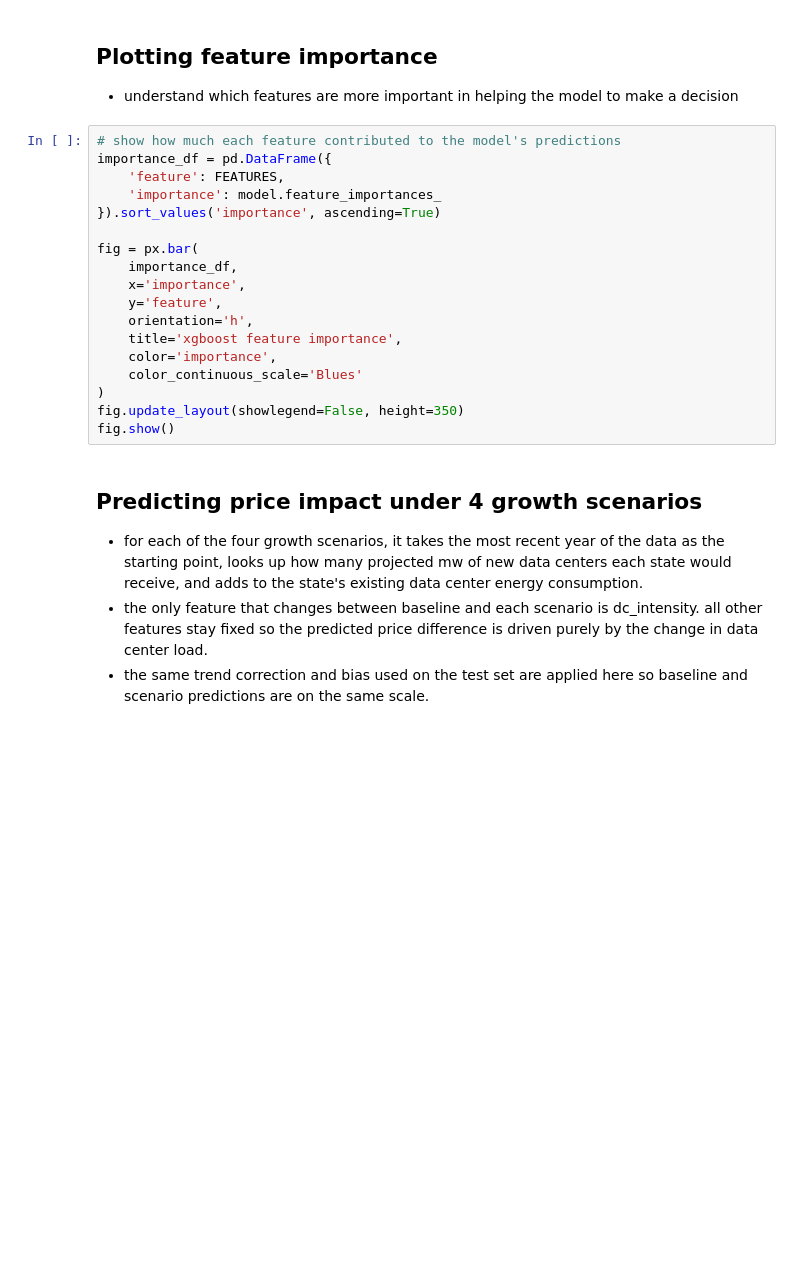
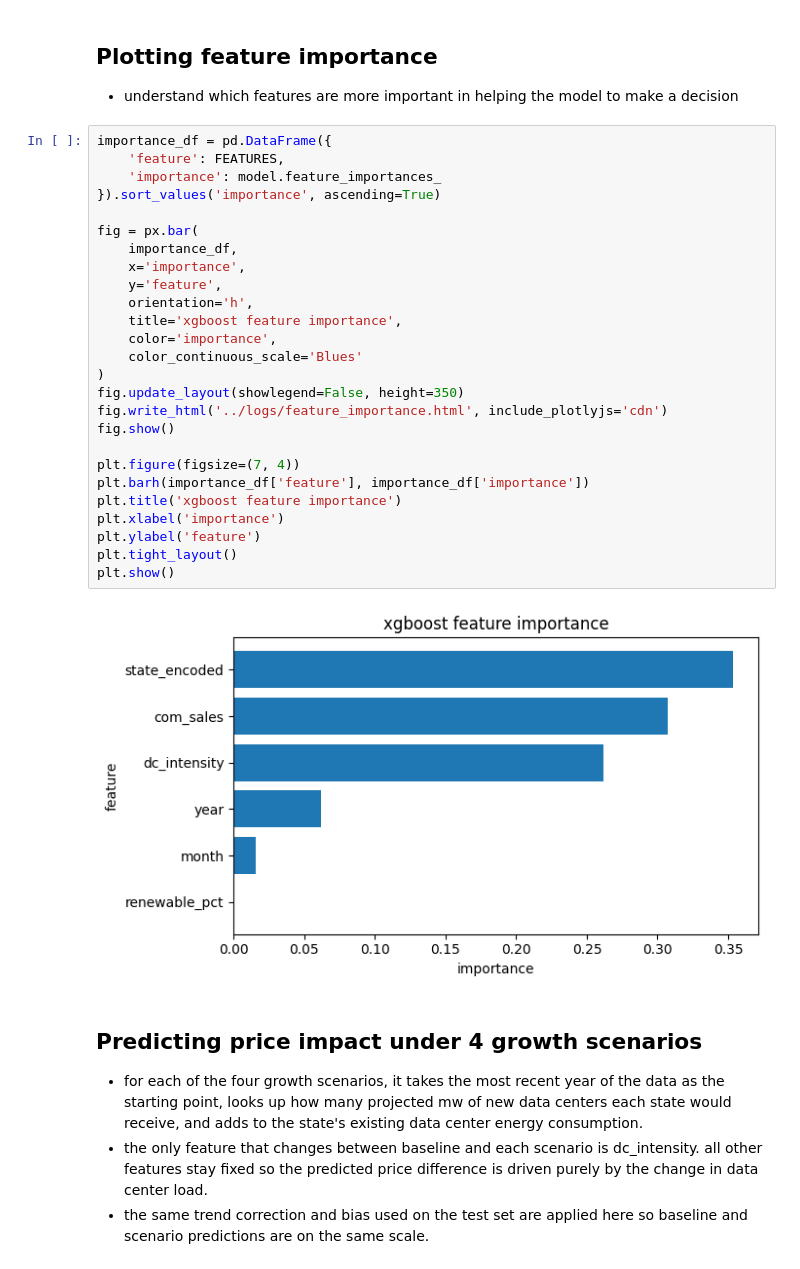
Before and after one commit to JuneWayne/DS4320-Final-Project, a Jupyter notebook: code/pipeline.ipynb, the cells around one changed output. Drawn from its saved outputs; the diff is of its cells as text; blank space fills up the shorter version.

```diff
--- a/code/pipeline.ipynb
+++ b/code/pipeline.ipynb
@@ -542,23 +569,33 @@ improvement over baseline: 66.6%
 ## Plotting feature importance
 - understand which features are more important in helping the model to make a decision
 # %%
-# show how much each feature contributed to the model's predictions
 importance_df = pd.DataFrame({
     'feature': FEATURES,
     'importance': model.feature_importances_
 }).sort_values('importance', ascending=True)
 
 fig = px.bar(
     importance_df,
     x='importance',
     y='feature',
     orientation='h',
     title='xgboost feature importance',
     color='importance',
     color_continuous_scale='Blues'
 )
 fig.update_layout(showlegend=False, height=350)
+fig.write_html('../logs/feature_importance.html', include_plotlyjs='cdn')
 fig.show()
+
+plt.figure(figsize=(7, 4))
+plt.barh(importance_df['feature'], importance_df['importance'])
+plt.title('xgboost feature importance')
+plt.xlabel('importance')
+plt.ylabel('feature')
+plt.tight_layout()
+plt.show()
+# %% [output]
+[figure, added]
 # %% [markdown]
 ## Predicting price impact under 4 growth scenarios
 - for each of the four growth scenarios, it takes the most recent year of the data as the starting point, looks up how many projected mw of new data centers each state would receive, and adds to the state's existing data center energy consumption.
```
Also changed, not shown: parts of 7 cells of this notebook, 22 other files.
